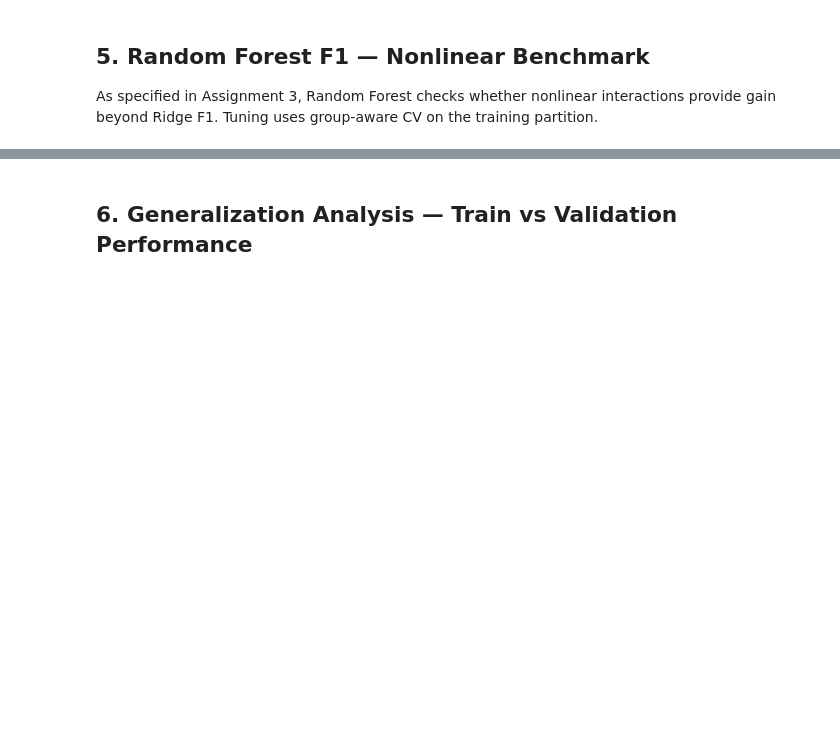
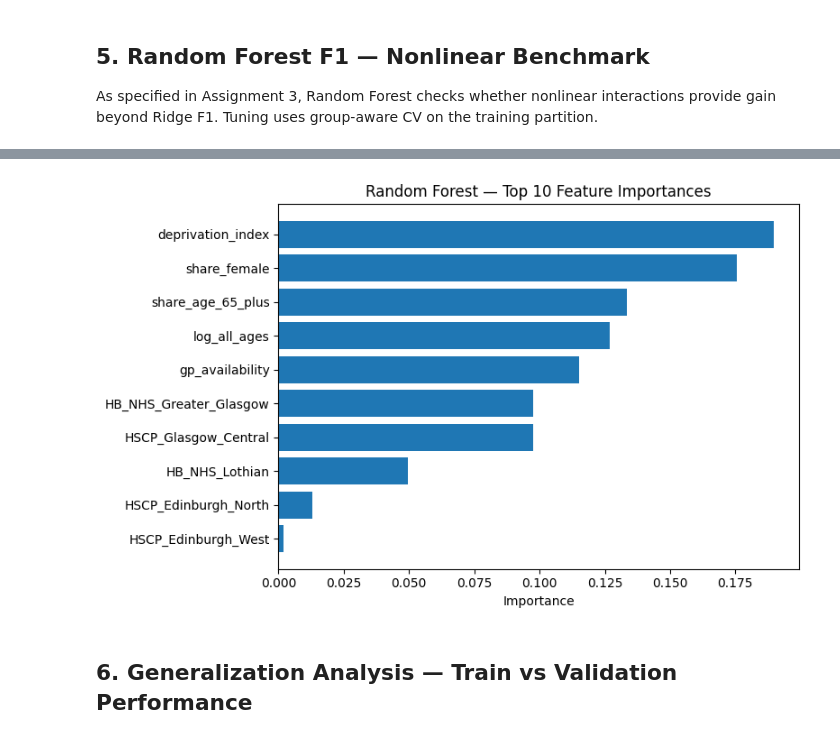
Before and after one commit to PROJ-D-2024/s30687, a Jupyter notebook: assignment8/target_model_optimization.ipynb, the cells around one changed output, grey strips where cells are left out. Cells and saved outputs as stored; diff of their text form; code cells hidden in the pictures; blank space fills up the shorter version.

```diff
--- a/assignment8/target_model_optimization.ipynb
+++ b/assignment8/target_model_optimization.ipynb
@@ -241,3 +332,14 @@ print(fi_df.to_string(index=False))
+# %%
+fig, ax = plt.subplots(figsize=(8, 5))
+top_n = min(15, len(fi_df))
+fi_top = fi_df.head(top_n)
+ax.barh(fi_top["feature"].iloc[::-1].values, fi_top["importance"].iloc[::-1].values)
+ax.set_xlabel("Importance")
+ax.set_title(f"Random Forest \u2014 Top {top_n} Feature Importances")
+plt.tight_layout()
+plt.show()
+# %% [output]
+[figure, added]
 # %% [markdown]
 ## 6. Generalization Analysis — Train vs Validation Performance
 # %%
```
Also changed, not shown: parts of 17 cells of this notebook, 13 other files.
